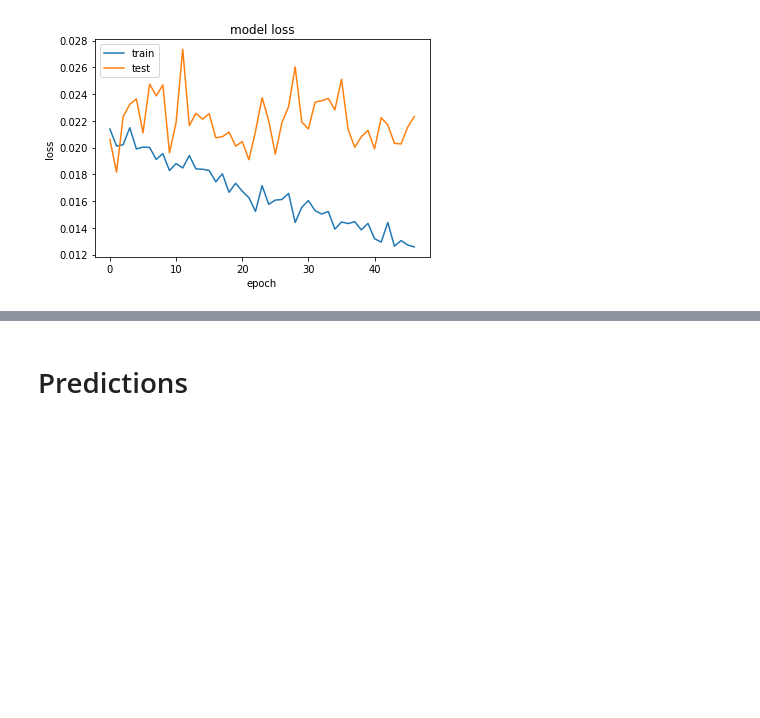
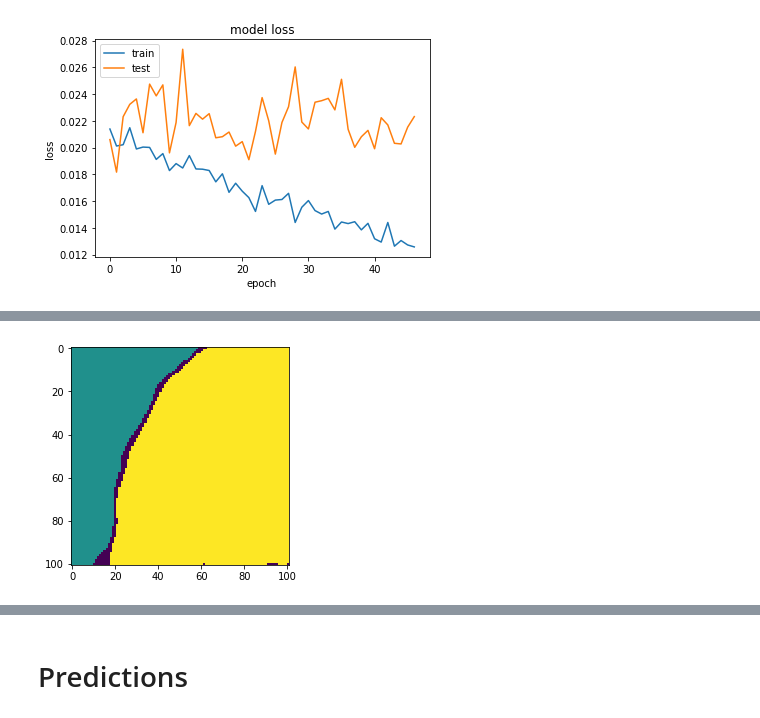
Before and after one commit to douglas125/McLyEdSegmentation, a Jupyter notebook: TGSSeismic.ipynb, the cells around one changed output, grey strips where cells are left out. Drawn from its saved outputs; the diff is of its cells as text; code cells hidden in the pictures; blank space fills up the shorter version.

```diff
--- a/TGSSeismic.ipynb
+++ b/TGSSeismic.ipynb
@@ -436,0 +517,8 @@ preds_val = model.predict([X_val, d_val], verbose=1)
+# %%
+markers = np.zeros_like(preds_val[ix,:,:,0])
+markers[preds_val[ix,:,:,0] < 0.1] = 2
+markers[preds_val[ix,:,:,0] > 0.4] = 1
+plt.imshow(markers)
+plt.show()
+# %% [output]
+[figure, added]
```
Also changed, not shown: parts of 30 cells of this notebook, 2 other files.
